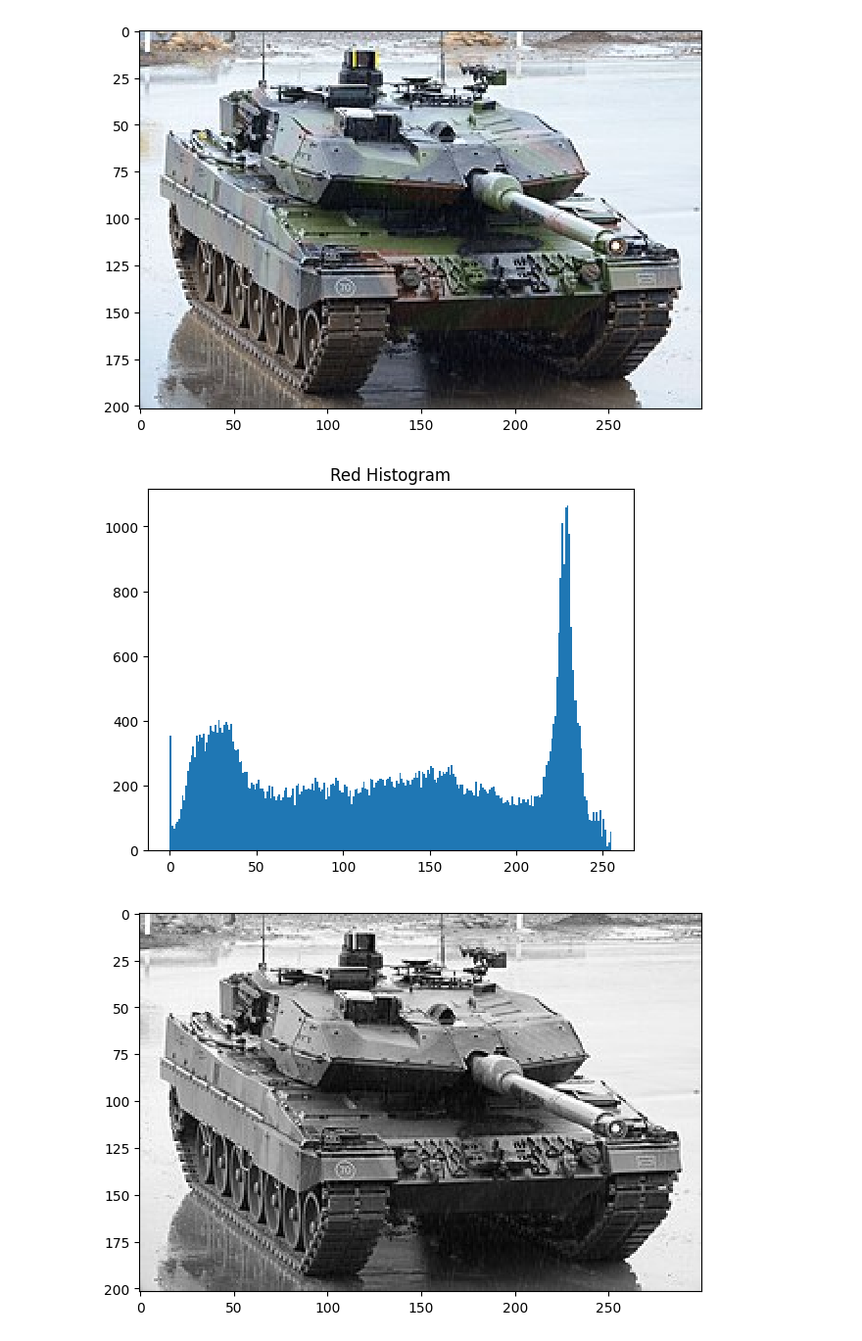
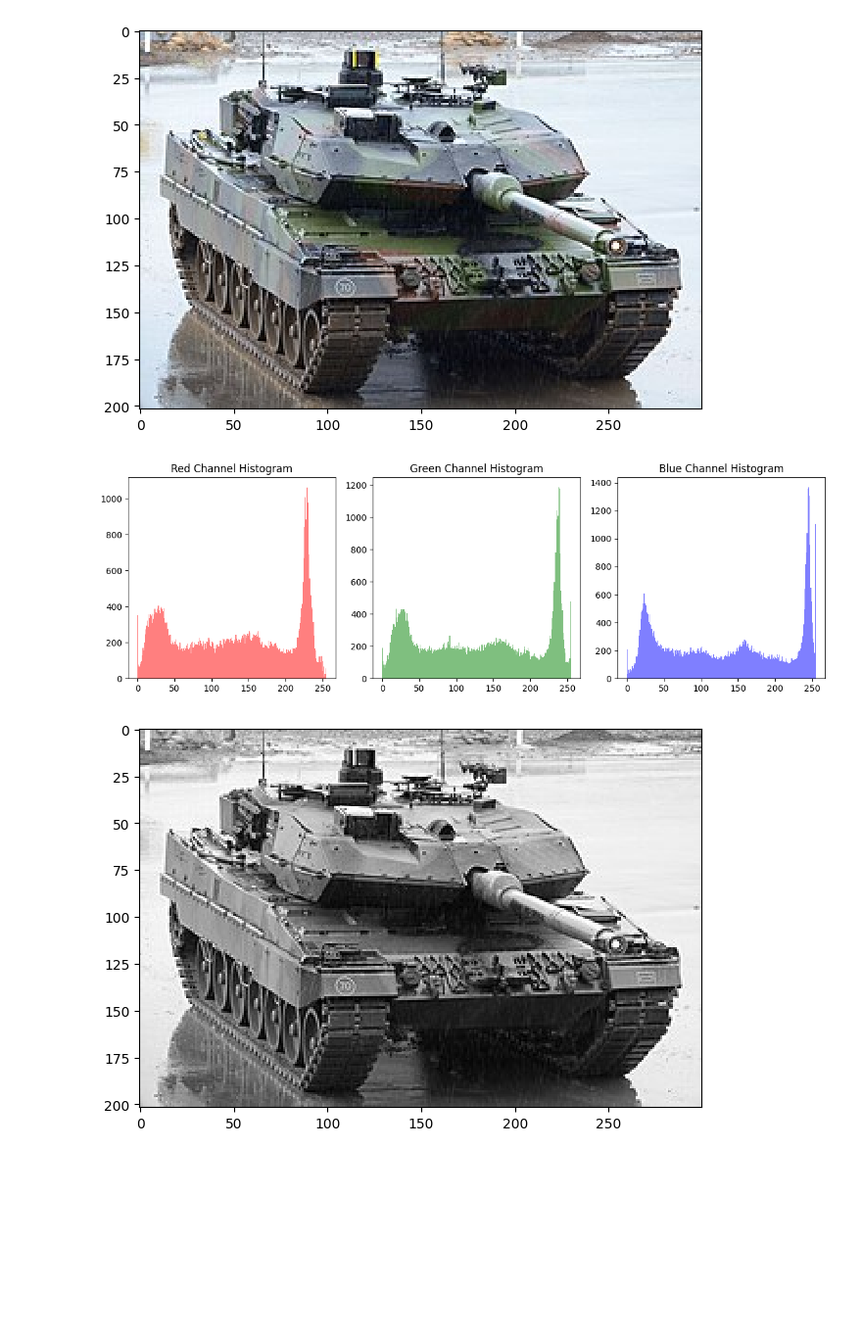
Before and after one commit to RiccardoDAndrea/Training, a Jupyter notebook: training.ipynb, the cells around one changed output. Shown at 98% size. Drawn from its saved outputs; the diff is of its cells as text; code cells hidden in the pictures; blank space fills up the shorter version.

```diff
--- a/training.ipynb
+++ b/training.ipynb
@@ -18,17 +20,41 @@ io.imshow(img_Leo_2A6)
 # %% [output]
 <matplotlib.image.AxesImage at 0x...>
 [figure]
-# %%
-red_channel = img_Leo_2A6[:, :, 0]
-
-# Plot the red histogram with bins in a range of 256
-plt.hist(red_channel.ravel(), bins=256)
-
-# Set title and show
-plt.title('Red Histogram')
-plt.show()
-# %% [output]
-[figure, removed]
+# %%
+import matplotlib.pyplot as plt
+
+# Nehmen wir an, img_Leo_2A6 ist Ihr Bild
+
+# Extrahieren der einzelnen Farbkanäle
+red_channel = img_Leo_2A6[:, :, 0]
+green_channel = img_Leo_2A6[:, :, 1]
+blue_channel = img_Leo_2A6[:, :, 2]
+
+# Erstellen von drei separaten Plots für jeden Farbkanal
+plt.figure(figsize=(12, 4))
+
+# Plot für den roten Farbkanal
+plt.subplot(1, 3, 1)
+plt.hist(red_channel.ravel(), bins=256, color='red', alpha=0.5, label='Red Channel')
+plt.title('Red Channel Histogram')
+
+# Plot für den grünen Farbkanal
+plt.subplot(1, 3, 2)
+plt.hist(green_channel.ravel(), bins=256, color='green', alpha=0.5, label='Green Channel')
+plt.title('Green Channel Histogram')
+
+# Plot für den blauen Farbkanal
+plt.subplot(1, 3, 3)
+plt.hist(blue_channel.ravel(), bins=256, color='blue', alpha=0.5, label='Blue Channel')
+plt.title('Blue Channel Histogram')
+
+# Layout anpassen, um Überlagerungen zu vermeiden
+plt.tight_layout()
+
+# Plots anzeigen
+plt.show()
+# %% [output]
+[figure, added]
 # %%
 # Step 2
 # Konvertiere das Bild zu Graustufen
```
Also changed, not shown: parts of 13 cells of this notebook, 1 other file.
